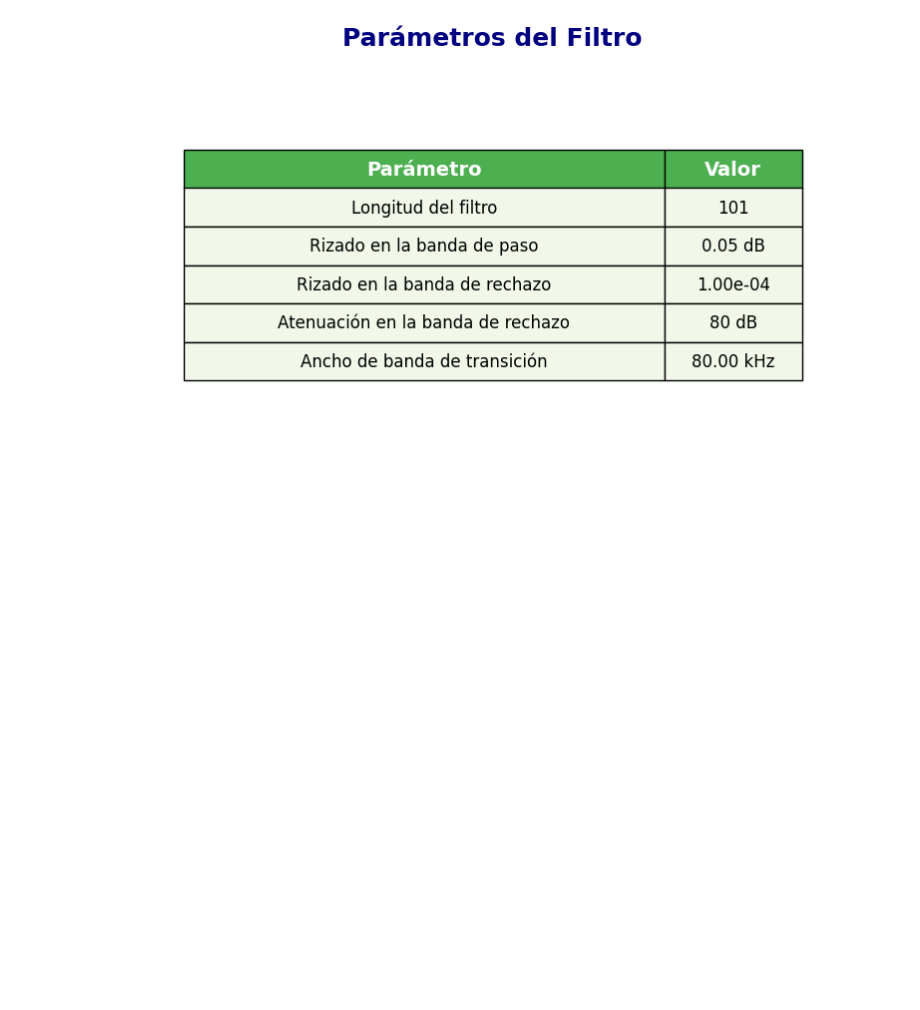
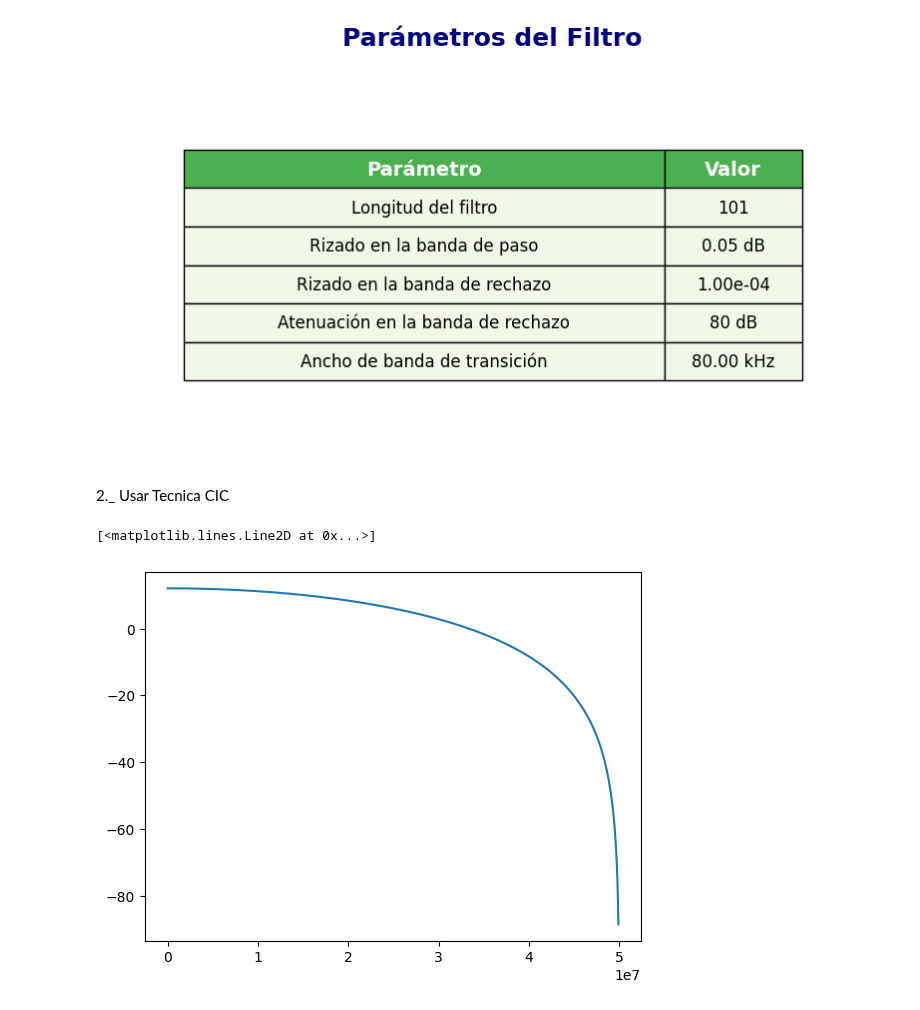
Before and after one commit to ExampleToFollow/PracticasPDS, a Jupyter notebook: Personal/TA_pregunta2.ipynb, the cells around one changed output. Saved outputs shown, nothing was run; the diff lists cells and outputs as text; code cells hidden in the pictures; blank space fills up the shorter version.

```diff
--- a/Personal/TA_pregunta2.ipynb
+++ b/Personal/TA_pregunta2.ipynb
@@ -241,3 +241,20 @@ plt.title("Parámetros del Filtro", fontsize=18, fontweight='bold', color='navy'
 plt.show()
 # %% [output]
 [figure]
+# %% [markdown]
+2._ Usar Tecnica CIC
+# %%
+from scipy.signal import firwin, freqz
+from scipy.signal import lfilter
+fs = 100e6  # Frecuencia de muestreo (100 MHz)
+nyquist = fs / 2
+dirac = np.zeros(10000)
+dirac [0]  =1
+y_coe  = [1 , -1]
+x_coe  = [1 , 0, -1]
+w  , h  = freqz(lfilter(x_coe , y_coe ,  dirac ) , fs=fs)
+h = h**2
+plt.plot(w,20*np.log10(h) )
+# %% [output]
+[<matplotlib.lines.Line2D at 0x...>]
+[figure, added]
```
Also changed, not shown: parts of 1 cell of this notebook, 1 other file.
